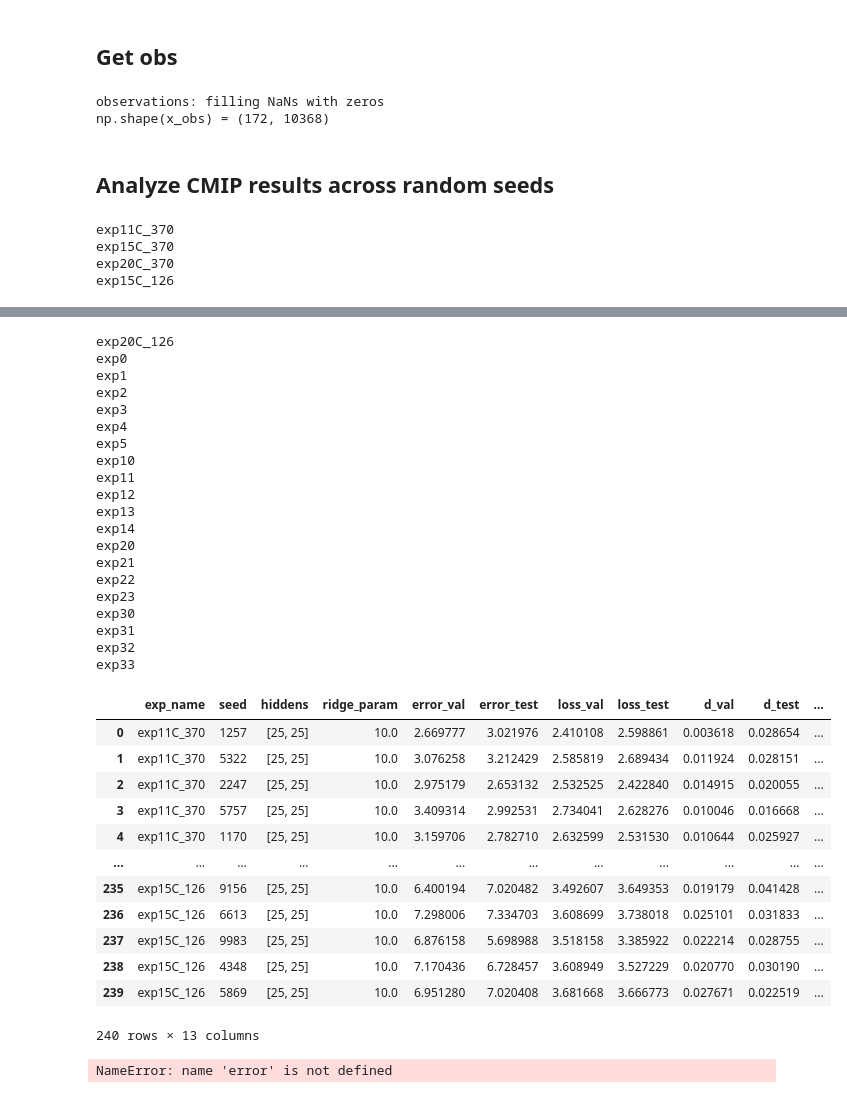
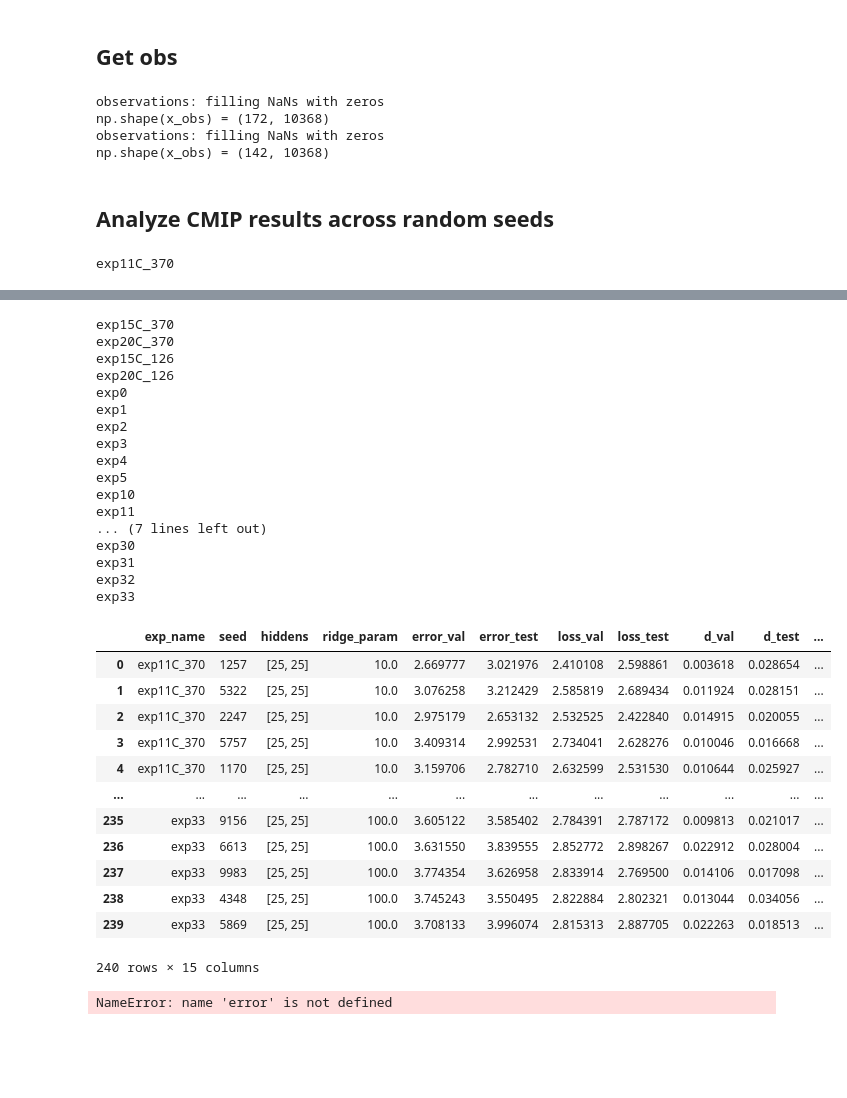
Before and after one commit to eabarnes1010/target_temp_detection, a Jupyter notebook: _compare_random_seeds.ipynb, the cells around one changed output, grey strips where cells are left out. Drawn from its saved outputs; the diff is of its cells as text; code cells hidden in the pictures; blank space fills up the shorter version.

```diff
--- a/_compare_random_seeds.ipynb
+++ b/_compare_random_seeds.ipynb
@@ -117,9 +117,14 @@ def format_spines(ax):
 # load observations for diagnostics plotting
 settings = experiment_settings.get_settings("exp0")
 da_obs, x_obs, global_mean_obs = data_processing.get_observations(DATA_DIRECTORY, settings)
+
+settings["obsdata"] = 'GISS'
+da_obs_giss, x_obs_giss, global_mean_obs_giss = data_processing.get_observations(DATA_DIRECTORY, settings)
 # %% [output]
 observations: filling NaNs with zeros
 np.shape(x_obs) = (172, 10368)
+observations: filling NaNs with zeros
+np.shape(x_obs) = (142, 10368)
 # %% [markdown]
 ## Analyze CMIP results across random seeds
 # %%
@@ -174,6 +179,7 @@ if LOOP_THROUGH_EXP == True:
             pred_val = model.predict(x_val)
             pred_test = model.predict(x_test)
             pred_obs = model.predict(x_obs)
+            pred_obs_giss = model.predict(x_obs_giss)
 
             #----------------------------------------
             # compute metrics to compare
@@ -197,8 +203,10 @@ if LOOP_THROUGH_EXP == True:
             d["d_val"] = d_val
             d["d_test"] = d_test
             d["d_valtest"] = d_valtest
-            d["obs_2021_mu"] = pred_obs[-1][0]
-            d["obs_2021_sigma"] = pred_obs[-1][1]
+            d["best_2021_mu"] = pred_obs[-1][0]
+            d["best_2021_sigma"] = pred_obs[-1][1]
+            d["giss_2021_mu"] = pred_obs_giss[-1][0]
+            d["giss_2021_sigma"] = pred_obs_giss[-1][1]
 
             df = pd.DataFrame(d, index=[0])
             df_metrics = pd.concat([df_metrics,df])
@@ -211,6 +219,3 @@ if LOOP_THROUGH_EXP == True:
     display(df_metrics)
 # %% [output]
 exp11C_370
-exp15C_370
-exp20C_370
-exp15C_126
@@ -218,36 +223,33 @@ exp15C_126
+exp15C_370
+exp20C_370
+exp15C_126
 exp20C_126
 exp0
 exp1
 exp2
 exp3
 exp4
 exp5
 exp10
 exp11
-exp12
-exp13
-exp14
-exp20
-exp21
-exp22
-exp23
+... (7 lines left out)
 exp30
 exp31
 exp32
 exp33
 |  | exp_name | seed | hiddens | ridge_param | error_val | error_test | loss_val | loss_test | d_val | d_test | ... |
 | 0 | exp11C_370 | 1257 | [25, 25] | 10.0 | 2.669777 | 3.021976 | 2.410108 | 2.598861 | 0.003618 | 0.028654 | ... |
 | 1 | exp11C_370 | 5322 | [25, 25] | 10.0 | 3.076258 | 3.212429 | 2.585819 | 2.689434 | 0.011924 | 0.028151 | ... |
 | 2 | exp11C_370 | 2247 | [25, 25] | 10.0 | 2.975179 | 2.653132 | 2.532525 | 2.422840 | 0.014915 | 0.020055 | ... |
 | 3 | exp11C_370 | 5757 | [25, 25] | 10.0 | 3.409314 | 2.992531 | 2.734041 | 2.628276 | 0.010046 | 0.016668 | ... |
 | 4 | exp11C_370 | 1170 | [25, 25] | 10.0 | 3.159706 | 2.782710 | 2.632599 | 2.531530 | 0.010644 | 0.025927 | ... |
 | ... | ... | ... | ... | ... | ... | ... | ... | ... | ... | ... | ... |
-| 235 | exp15C_126 | 9156 | [25, 25] | 10.0 | 6.400194 | 7.020482 | 3.492607 | 3.649353 | 0.019179 | 0.041428 | ... |
-| 236 | exp15C_126 | 6613 | [25, 25] | 10.0 | 7.298006 | 7.334703 | 3.608699 | 3.738018 | 0.025101 | 0.031833 | ... |
-| 237 | exp15C_126 | 9983 | [25, 25] | 10.0 | 6.876158 | 5.698988 | 3.518158 | 3.385922 | 0.022214 | 0.028755 | ... |
-| 238 | exp15C_126 | 4348 | [25, 25] | 10.0 | 7.170436 | 6.728457 | 3.608949 | 3.527229 | 0.020770 | 0.030190 | ... |
-| 239 | exp15C_126 | 5869 | [25, 25] | 10.0 | 6.951280 | 7.020408 | 3.681668 | 3.666773 | 0.027671 | 0.022519 | ... |
+| 235 | exp33 | 9156 | [25, 25] | 100.0 | 3.605122 | 3.585402 | 2.784391 | 2.787172 | 0.009813 | 0.021017 | ... |
+| 236 | exp33 | 6613 | [25, 25] | 100.0 | 3.631550 | 3.839555 | 2.852772 | 2.898267 | 0.022912 | 0.028004 | ... |
+| 237 | exp33 | 9983 | [25, 25] | 100.0 | 3.774354 | 3.626958 | 2.833914 | 2.769500 | 0.014106 | 0.017098 | ... |
+| 238 | exp33 | 4348 | [25, 25] | 100.0 | 3.745243 | 3.550495 | 2.822884 | 2.802321 | 0.013044 | 0.034056 | ... |
+| 239 | exp33 | 5869 | [25, 25] | 100.0 | 3.708133 | 3.996074 | 2.815313 | 2.887705 | 0.022263 | 0.018513 | ... |
-240 rows × 13 columns
+240 rows × 15 columns
 # %%
 error('here')
 # %% [output]
```
Also changed, not shown: parts of 9 cells of this notebook, 1 other file.
